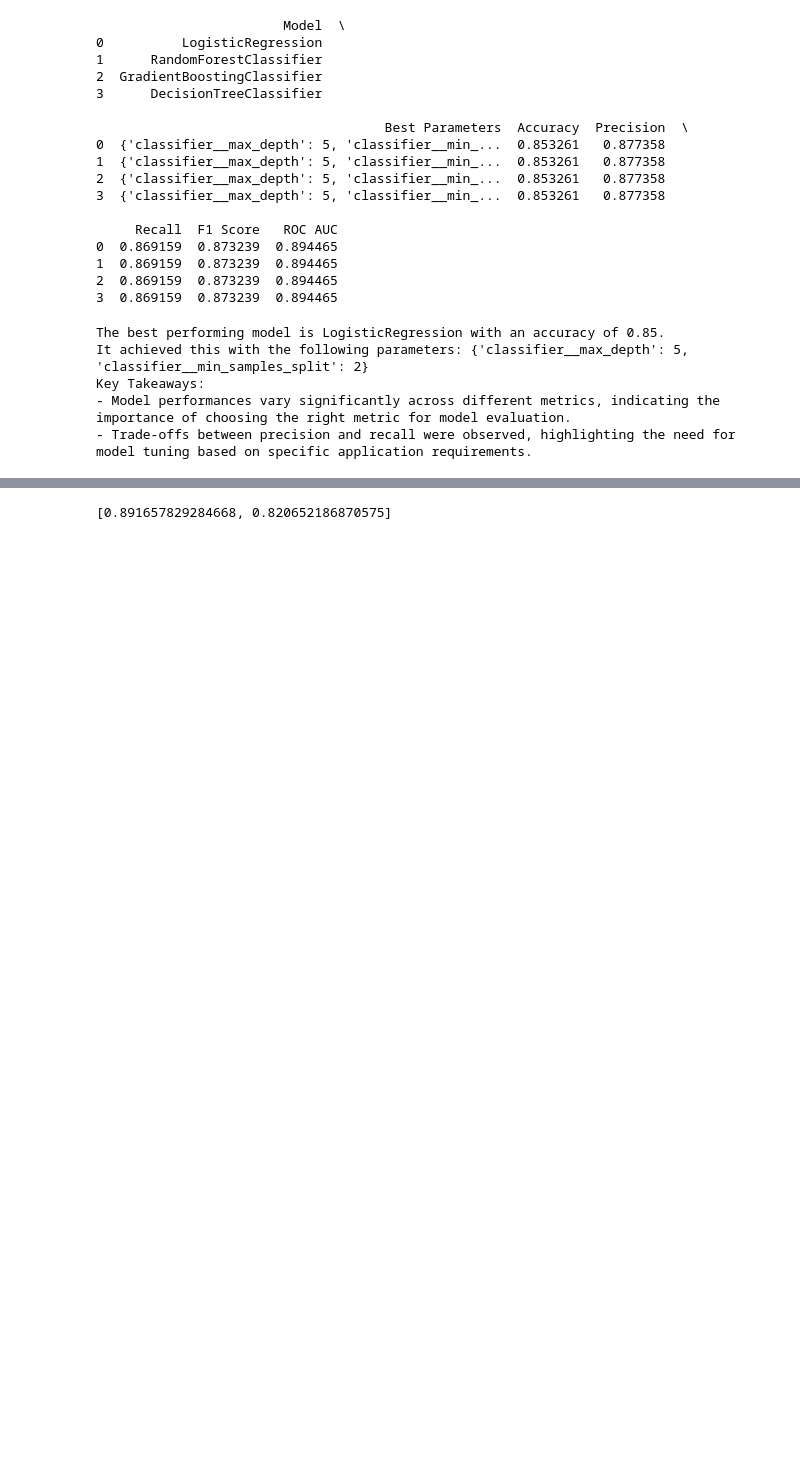
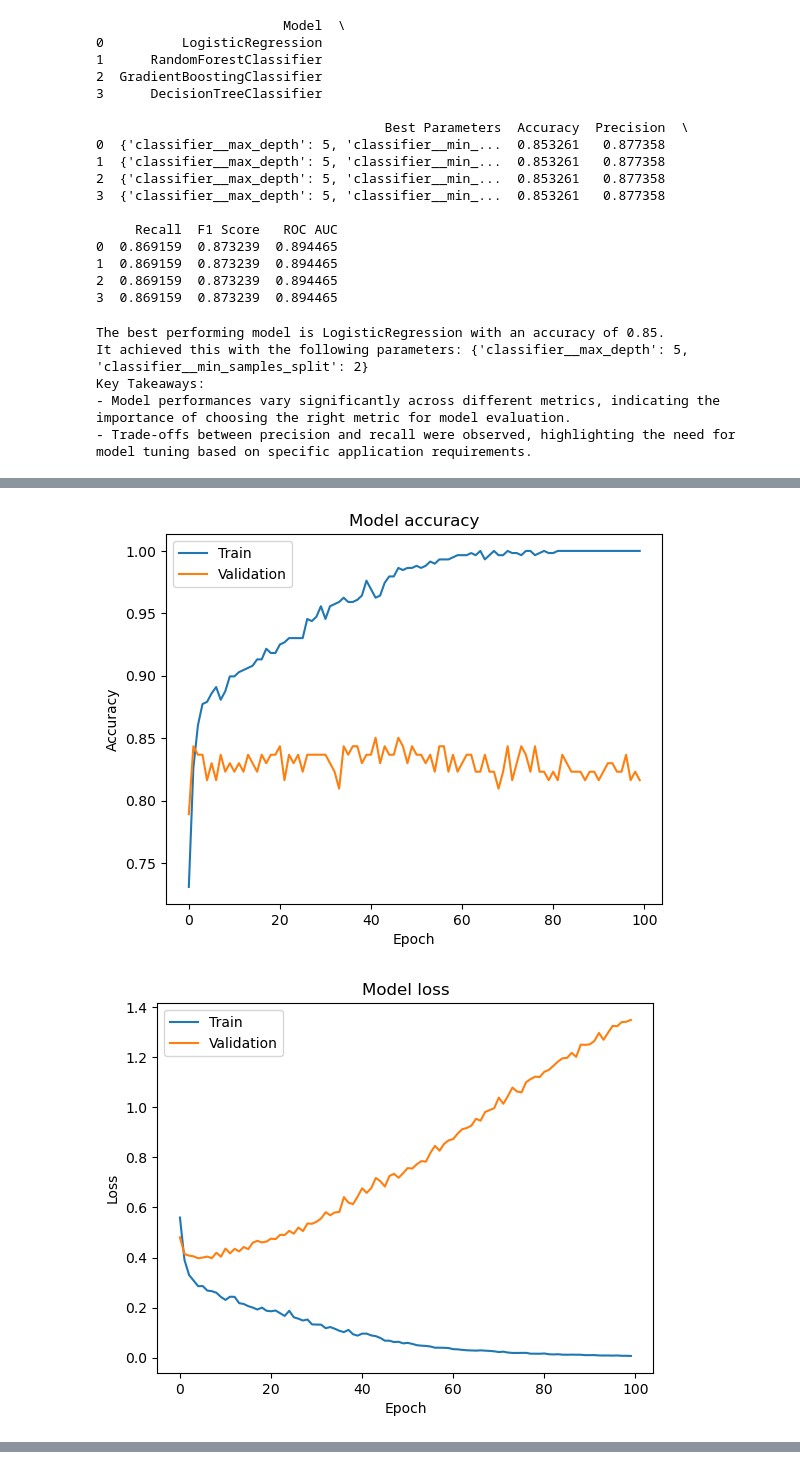
Before and after one commit to veerdosi/miniproject_SC1015, a Jupyter notebook: MiniProject_Model.ipynb, the cells around one changed output, grey strips where cells are left out. Drawn from its saved outputs; the diff is of its cells as text; code cells hidden in the pictures; blank space fills up the shorter version.

Commit message:
Updated Model v2

```diff
--- a/MiniProject_Model.ipynb
+++ b/MiniProject_Model.ipynb
@@ -245,9 +247,30 @@ model = Sequential([
 model.compile(optimizer=Adam(), loss='binary_crossentropy', metrics=['accuracy'])
 
 # Train the model
-model.fit(X_train_processed, y_train, epochs=100, batch_size=32, validation_split=0.2)
+history = model.fit(X_train_processed, y_train, epochs=100, batch_size=32, validation_split=0.2, verbose=0)
+
+# Summarize history for accuracy
+plt.plot(history.history['accuracy'])
+plt.plot(history.history['val_accuracy'])
+plt.title('Model accuracy')
+plt.ylabel('Accuracy')
+plt.xlabel('Epoch')
+plt.legend(['Train', 'Validation'], loc='upper left')
+plt.show()
+
+# Summarize history for loss
+plt.plot(history.history['loss'])
+plt.plot(history.history['val_loss'])
+plt.title('Model loss')
+plt.ylabel('Loss')
+plt.xlabel('Epoch')
+plt.legend(['Train', 'Validation'], loc='upper left')
+plt.show()
 
 # Evaluate the model on the test set
-model.evaluate(X_test_processed, y_test)
+eval_results = model.evaluate(X_test_processed, y_test)
+
+print(f"Test Loss: {eval_results[0]:.4f}")
+print(f"Test Accuracy: {eval_results[1]:.4f}")
 # %% [output]
 Epoch 1/100
@@ -253,0 +293,2 @@ Epoch 1/100
+[figure, added]
+[figure, added]
@@ -271,4 +298,3 @@ Epoch 100/100
-[0.891657829284668, 0.820652186870575]
 # %% [markdown]
 ------------------------------------------------------------------------------------------------------------------
 ### Results
```
Also changed, not shown: parts of 11 cells of this notebook.
